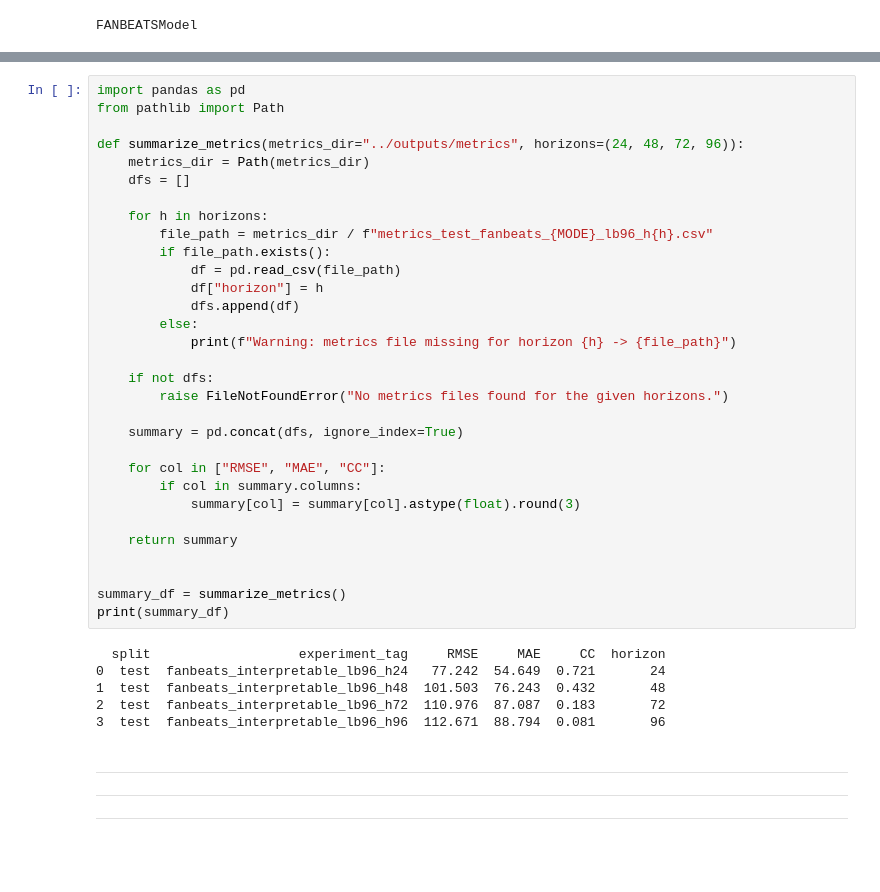
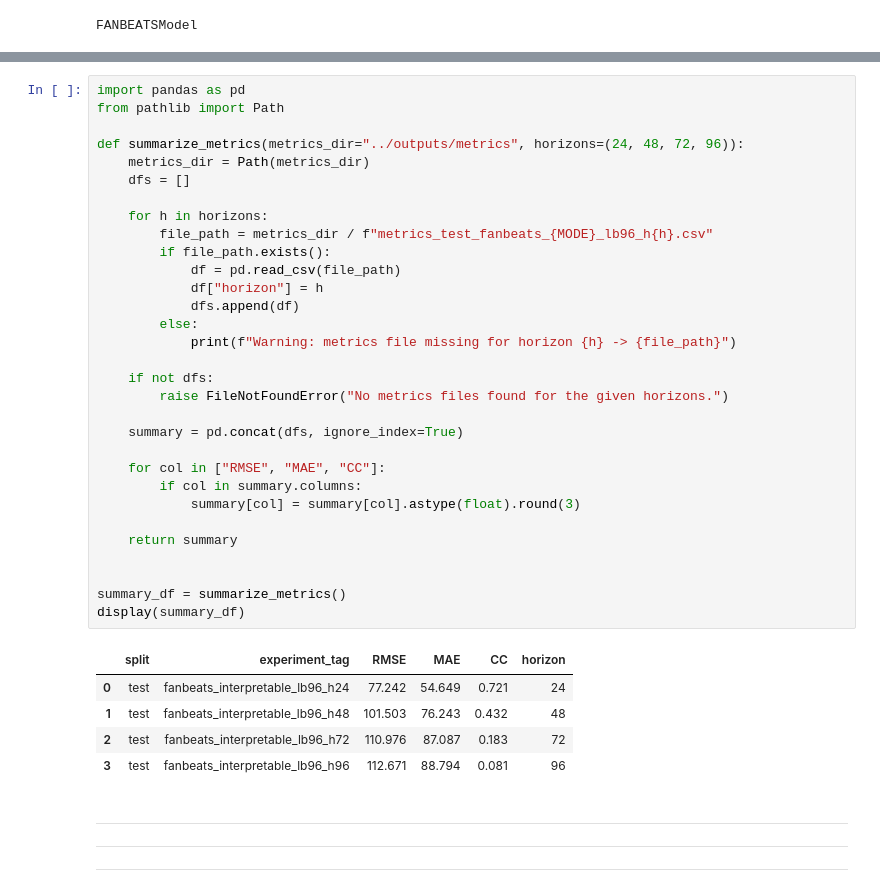
Before and after one commit to DanishAbbasBaloch/FANBEATS, a Jupyter notebook: notebooks/fanbeats_main.ipynb, the cells around one changed output, grey strips where cells are left out. Saved outputs shown, nothing was run; the diff lists cells and outputs as text; blank space fills up the shorter version.

```diff
--- a/notebooks/fanbeats_main.ipynb
+++ b/notebooks/fanbeats_main.ipynb
@@ -291,39 +292,39 @@ Saved figure -> d:\Data Science (Machine Learning)\Time Series Projects Implemen
 import pandas as pd
 from pathlib import Path
 
 def summarize_metrics(metrics_dir="../outputs/metrics", horizons=(24, 48, 72, 96)):
     metrics_dir = Path(metrics_dir)
     dfs = []
 
     for h in horizons:
         file_path = metrics_dir / f"metrics_test_fanbeats_{MODE}_lb96_h{h}.csv"
         if file_path.exists():
             df = pd.read_csv(file_path)
             df["horizon"] = h
             dfs.append(df)
         else:
             print(f"Warning: metrics file missing for horizon {h} -> {file_path}")
 
     if not dfs:
         raise FileNotFoundError("No metrics files found for the given horizons.")
 
     summary = pd.concat(dfs, ignore_index=True)
 
     for col in ["RMSE", "MAE", "CC"]:
         if col in summary.columns:
             summary[col] = summary[col].astype(float).round(3)
 
     return summary
 
 
 summary_df = summarize_metrics()
-print(summary_df)
+display(summary_df)
 # %% [output]
-  split                   experiment_tag     RMSE     MAE     CC  horizon
-0  test  fanbeats_interpretable_lb96_h24   77.242  54.649  0.721       24
-1  test  fanbeats_interpretable_lb96_h48  101.503  76.243  0.432       48
-2  test  fanbeats_interpretable_lb96_h72  110.976  87.087  0.183       72
-3  test  fanbeats_interpretable_lb96_h96  112.671  88.794  0.081       96
+|  | split | experiment_tag | RMSE | MAE | CC | horizon |
+| 0 | test | fanbeats_interpretable_lb96_h24 | 77.242 | 54.649 | 0.721 | 24 |
+| 1 | test | fanbeats_interpretable_lb96_h48 | 101.503 | 76.243 | 0.432 | 48 |
+| 2 | test | fanbeats_interpretable_lb96_h72 | 110.976 | 87.087 | 0.183 | 72 |
+| 3 | test | fanbeats_interpretable_lb96_h96 | 112.671 | 88.794 | 0.081 | 96 |
 # %% [markdown]
 ---
 ---
```
Also changed, not shown: parts of 8 cells of this notebook, 33 other files.
